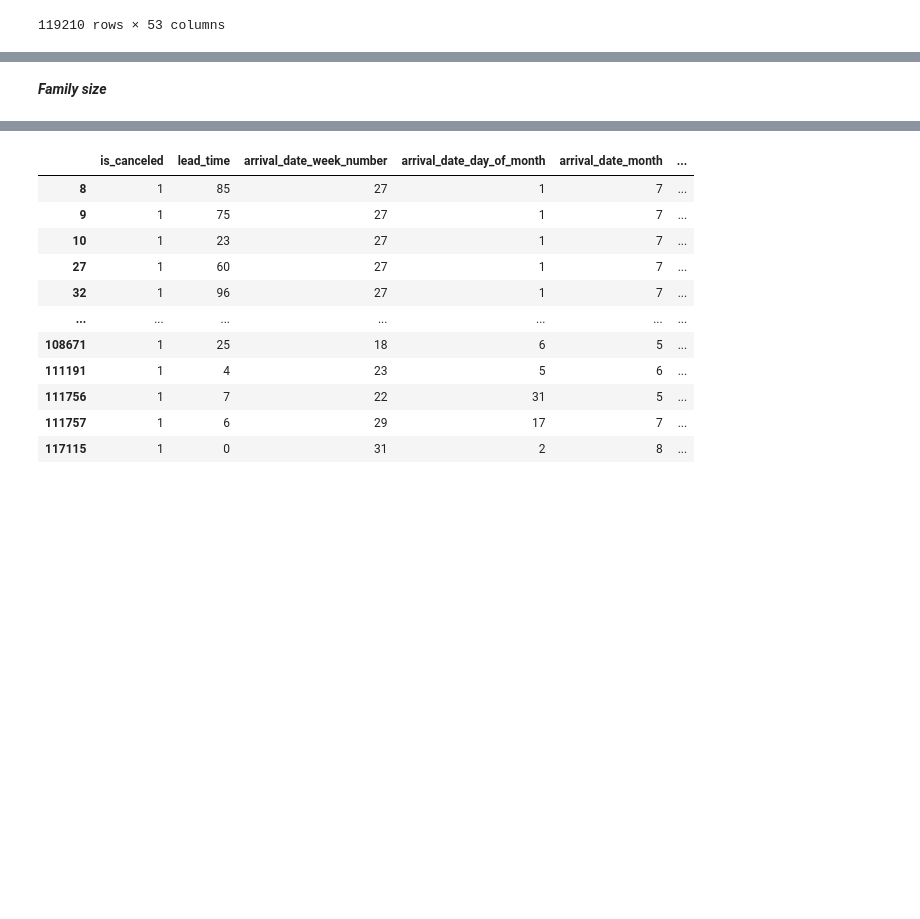
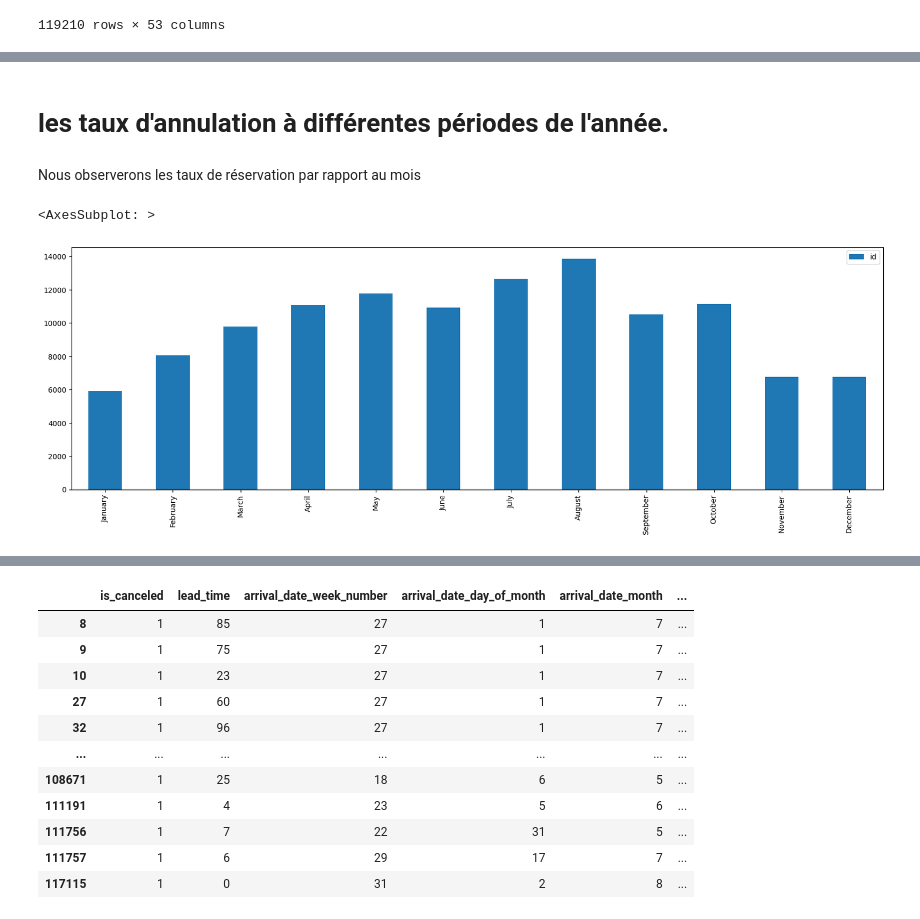
Before and after one commit to MohamedJAIDANE/Hotel-Booking-Demand-data-analysis, a Jupyter notebook: notebook.ipynb, the cells around one changed output, grey strips where cells are left out. Drawn from its saved outputs; the diff is of its cells as text; code cells hidden in the pictures; blank space fills up the shorter version.

```diff
--- a/notebook.ipynb
+++ b/notebook.ipynb
@@ -139,9 +280,14 @@ plt.show()
 # %% [markdown]
-_________________________________________________________________Family size_________________________________________________________________
+# les taux d'annulation à différentes périodes de l'année.
+# %% [markdown]
+Nous observerons les taux de réservation par rapport au mois
 # %%
-reservations_by_month = booking.groupby('arrival_date_month')['id'].count()
-reservations_by_month
+reservations_by_month = pd.DataFrame(booking.groupby(['arrival_date_month'])['id'].count())
 reservations_by_month.index=['January', 'February', 'March', 'April', 'May', 'June', 'July', 'August', 'September', 'October', 'November', 'December']
+reservations_by_month.plot(kind='bar')
+# %% [output]
+<AxesSubplot: >
+[figure, added]
 # %%
 plt.rcParams['figure.figsize']=(20,6)
 reservations_by_month.plot(kind='bar')
```
Also changed, not shown: parts of 37 cells of this notebook, 1 other file.
